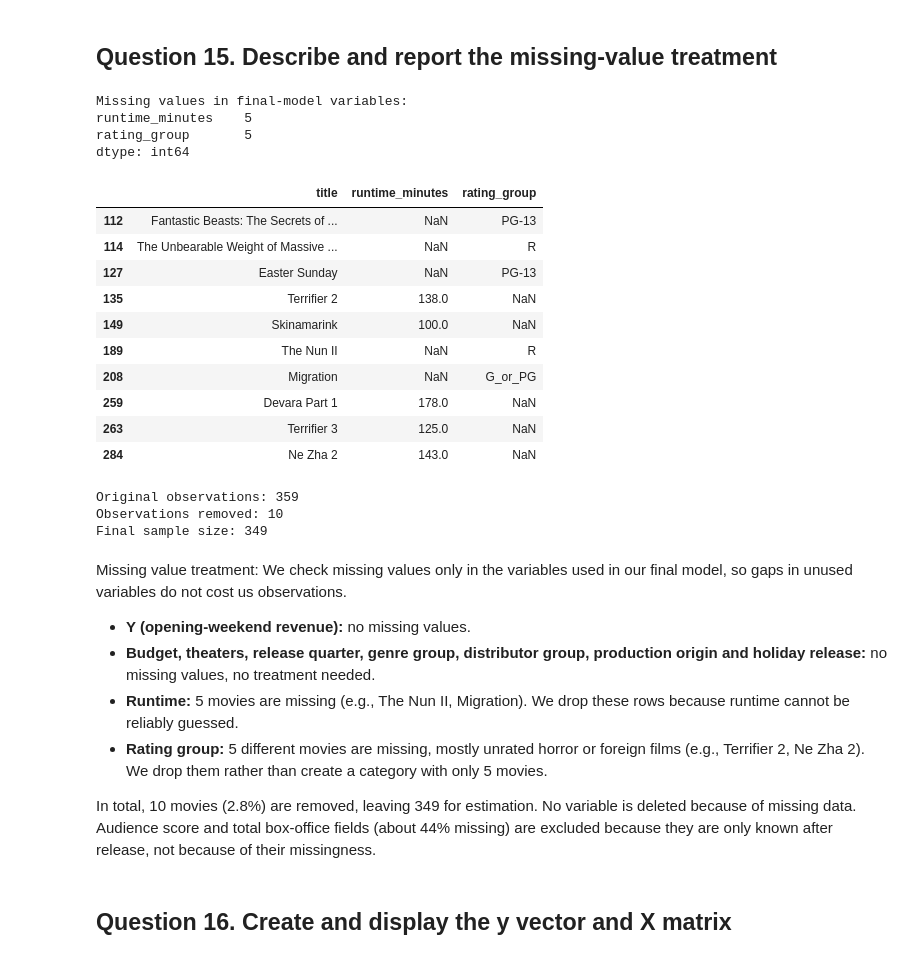
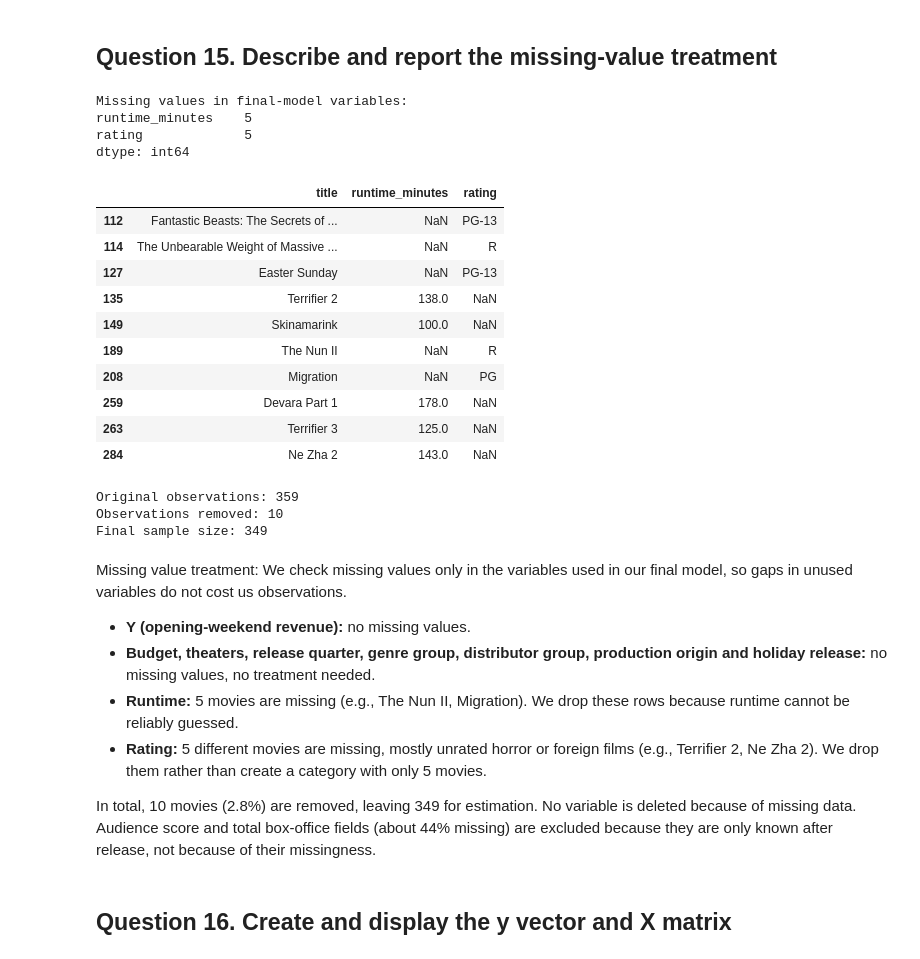
Before and after one commit to xiaogouyy/MGSC661_ass1, a Jupyter notebook: MGSC661_Movie_Regression_Homework_hints.ipynb, the cells around one changed output. Saved outputs shown, nothing was run; the diff lists cells and outputs as text; code cells hidden in the pictures.

Commit message:
Refactor missing-value reporting to use 'rating' instead of 'rating_group' and update related outputs

```diff
--- a/MGSC661_Movie_Regression_Homework_hints.ipynb
+++ b/MGSC661_Movie_Regression_Homework_hints.ipynb
@@ -530,44 +530,44 @@ The outcome is log opening-weekend revenue, so coefficients are read as approxim
 final_variables = [
     "opening_weekend_revenue_musd",
     "production_budget_musd",
     "opening_theaters",
     "runtime_minutes",
     "release_quarter",
-    "rating_group",
+    "rating",
     "genre_group",
     "distributor_group",
     "production_origin",
     "holiday_release",
 ]
 
 # Missing values in the model variables only
 missing_final = df[final_variables].isna().sum()
 print("Missing values in final-model variables:")
 print(missing_final[missing_final > 0])
 
 # Which movies are affected
 rows_missing = df[final_variables].isna().any(axis=1)
-display(df.loc[rows_missing, ["title", "runtime_minutes", "rating_group"]])
+display(df.loc[rows_missing, ["title", "runtime_minutes", "rating"]])
 
 # Drop rows only when a final-model variable is missing
 final_data = df.dropna(subset=final_variables).copy()
 
 print("Original observations:", len(df))
 print("Observations removed:", int(rows_missing.sum()))
 print("Final sample size:", len(final_data))
 # %% [output]
 Missing values in final-model variables:
 runtime_minutes    5
-rating_group       5
+rating             5
 dtype: int64
-|  | title | runtime_minutes | rating_group |
+|  | title | runtime_minutes | rating |
 | 112 | Fantastic Beasts: The Secrets of ... | NaN | PG-13 |
 | 114 | The Unbearable Weight of Massive ... | NaN | R |
 | 127 | Easter Sunday | NaN | PG-13 |
 | 135 | Terrifier 2 | 138.0 | NaN |
 | 149 | Skinamarink | 100.0 | NaN |
 | 189 | The Nun II | NaN | R |
-| 208 | Migration | NaN | G_or_PG |
+| 208 | Migration | NaN | PG |
 | 259 | Devara Part 1 | 178.0 | NaN |
 | 263 | Terrifier 3 | 125.0 | NaN |
 | 284 | Ne Zha 2 | 143.0 | NaN |
@@ -580,7 +580,7 @@ Missing value treatment: We check missing values only in the variables used in o
 - **Y (opening-weekend revenue):** no missing values.
 - **Budget, theaters, release quarter, genre group, distributor group, production origin and holiday release:** no missing values, no treatment needed.
 - **Runtime:** 5 movies are missing (e.g., The Nun II, Migration). We drop these rows because runtime cannot be reliably guessed.
-- **Rating group:** 5 different movies are missing, mostly unrated horror or foreign films (e.g., Terrifier 2, Ne Zha 2). We drop them rather than create a category with only 5 movies.
+- **Rating:** 5 different movies are missing, mostly unrated horror or foreign films (e.g., Terrifier 2, Ne Zha 2). We drop them rather than create a category with only 5 movies.
 
 In total, 10 movies (2.8%) are removed, leaving 349 for estimation. No variable is deleted because of missing data. Audience score and total box-office fields (about 44% missing) are excluded because they are only known after release, not because of their missingness.
 # %% [markdown]
```
